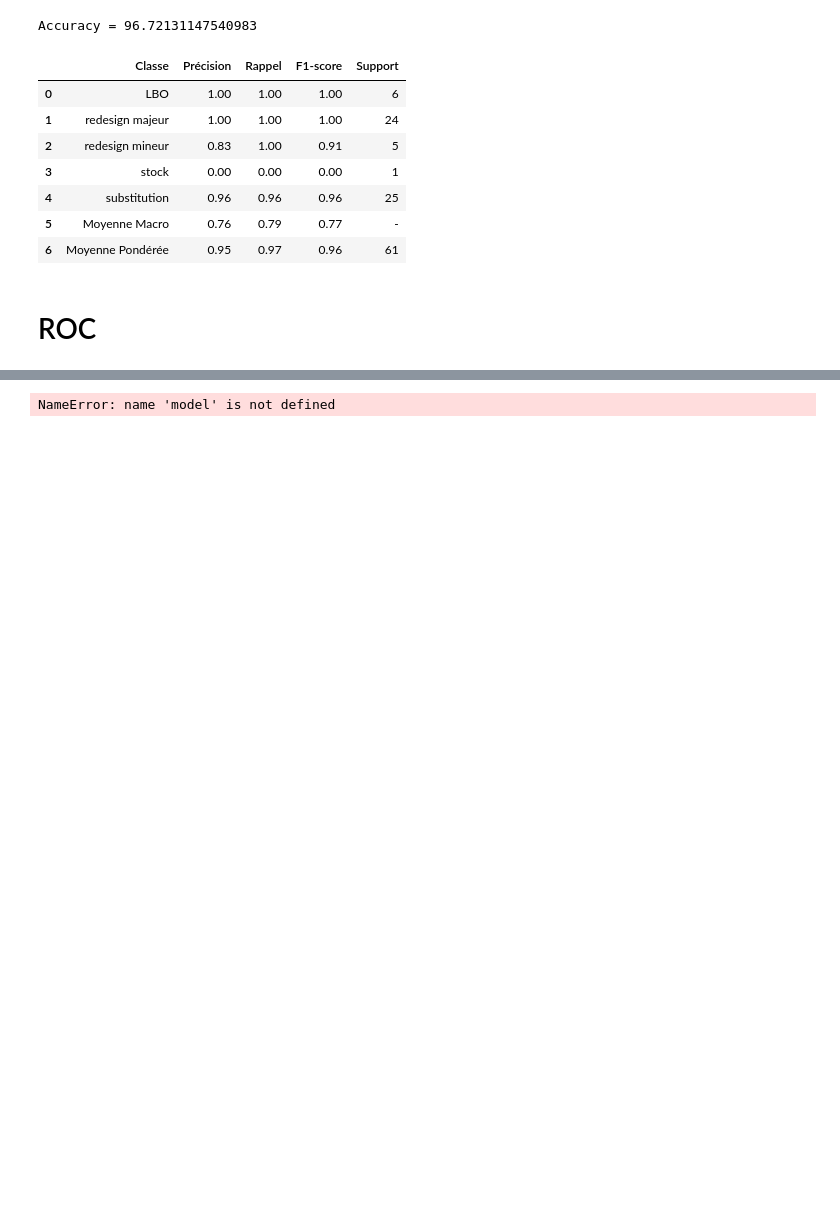
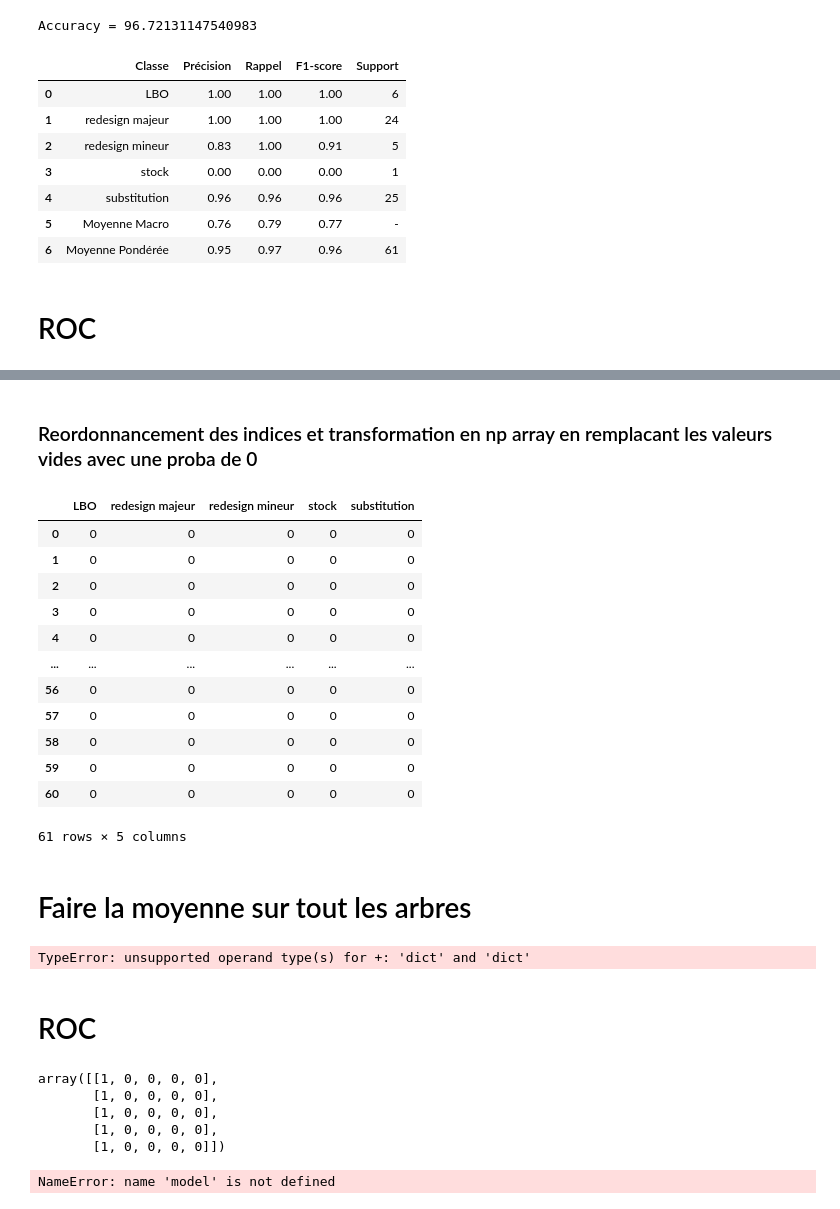
Before and after one commit to coupsim/PSYN_SNCF, a Jupyter notebook: Random_Forest_scratch.ipynb, the cells around one changed output, grey strips where cells are left out. Saved outputs shown, nothing was run; the diff lists cells and outputs as text; code cells hidden in the pictures; blank space fills up the shorter version.

Commit message:
a faire moyenne arbre numpy + roc et comprendre Roc + grid search

```diff
--- a/Random_Forest_scratch.ipynb
+++ b/Random_Forest_scratch.ipynb
@@ -953,0 +1079,3 @@ def proba_feuille(tree,X):
+# %%
+nb_elem_ = nb_element_feuille2(df_train, tree, target_column="label")
+nb_elem_
@@ -953,0 +1139,12 @@ def proba_feuille(tree,X):
+# %%
+def proba_1arbre(df_test, tree, nb_elem_):
+    probas = []
+    for _, sample_test in df_test.iterrows():
+        proba = proba_1echantillon(sample_test, tree, nb_elem_)
+        probas.append(proba)
+
+    return np.array(probas)
+# %%
+proba_arbre = proba_1arbre(df_test, tree, nb_elem_)
+proba_arbre
+# np.array(proba_arbre)
@@ -953,0 +1169,35 @@ def proba_feuille(tree,X):
+# %% [markdown]
+### Reordonnancement des indices et transformation en np array en remplacant  les valeurs vides avec une proba de 0
+# %%
+def proba_arbre_numpy(proba_arbre,df_test):
+    # Transformer la liste de dictionnaires en DataFrame Pandas
+    df = pd.DataFrame(proba_arbre)
+
+    # Colonnes cibles avec valeurs manquantes remplacées par 0
+    classes = np.unique(df_test.label)
+    df = df.reindex(columns=classes, fill_value=0)
+
+    # Convertir en array NumPy
+    formatted_array = df.to_numpy()
+    return formatted_array
+# %%
+proba_arbre_np = proba_arbre_numpy(proba_arbre,df_test)
+proba_arbre_np
+df = pd.DataFrame(proba_arbre_np, columns=df_test["label"].unique())
+df
+# %% [output]
+|  | LBO | redesign majeur | redesign mineur | stock | substitution |
+| 0 | 0 | 0 | 0 | 0 | 0 |
+| 1 | 0 | 0 | 0 | 0 | 0 |
+| 2 | 0 | 0 | 0 | 0 | 0 |
+| 3 | 0 | 0 | 0 | 0 | 0 |
+| 4 | 0 | 0 | 0 | 0 | 0 |
+| ... | ... | ... | ... | ... | ... |
+| 56 | 0 | 0 | 0 | 0 | 0 |
+| 57 | 0 | 0 | 0 | 0 | 0 |
+| 58 | 0 | 0 | 0 | 0 | 0 |
+| 59 | 0 | 0 | 0 | 0 | 0 |
+| 60 | 0 | 0 | 0 | 0 | 0 |
+61 rows × 5 columns
+# %% [markdown]
+# Faire la moyenne sur tout les arbres
@@ -954,3 +1218,23 @@ def proba_feuille(tree,X):
+# %%
+proba_moy = proba_moyenne(df_test, foret, nb_elem_)
+
+print(proba_moy.shape)  # Devrait être (n_samples, n_classes)
+print(proba_moy[:5])  # Afficher les 5 premières moyennes de proba
+# %% [output]
+TypeError: unsupported operand type(s) for +: 'dict' and 'dict'
+# %% [markdown]
+# ROC
+# %%
+# Récupérer les classes uniques
+classes = np.unique(df_test.label)
+y_test_binarized = label_binarize(df_test.label, classes=classes)
+y_test_binarized[:5]  # Afficher les 5 premières lignes
+# %% [output]
+array([[1, 0, 0, 0, 0],
+       [1, 0, 0, 0, 0],
+       [1, 0, 0, 0, 0],
+       [1, 0, 0, 0, 0],
+       [1, 0, 0, 0, 0]])
 # %%
 # Récupérer les classes uniques
 classes = np.unique(df_test.label)
```
Also changed, not shown: parts of 27 cells of this notebook.
